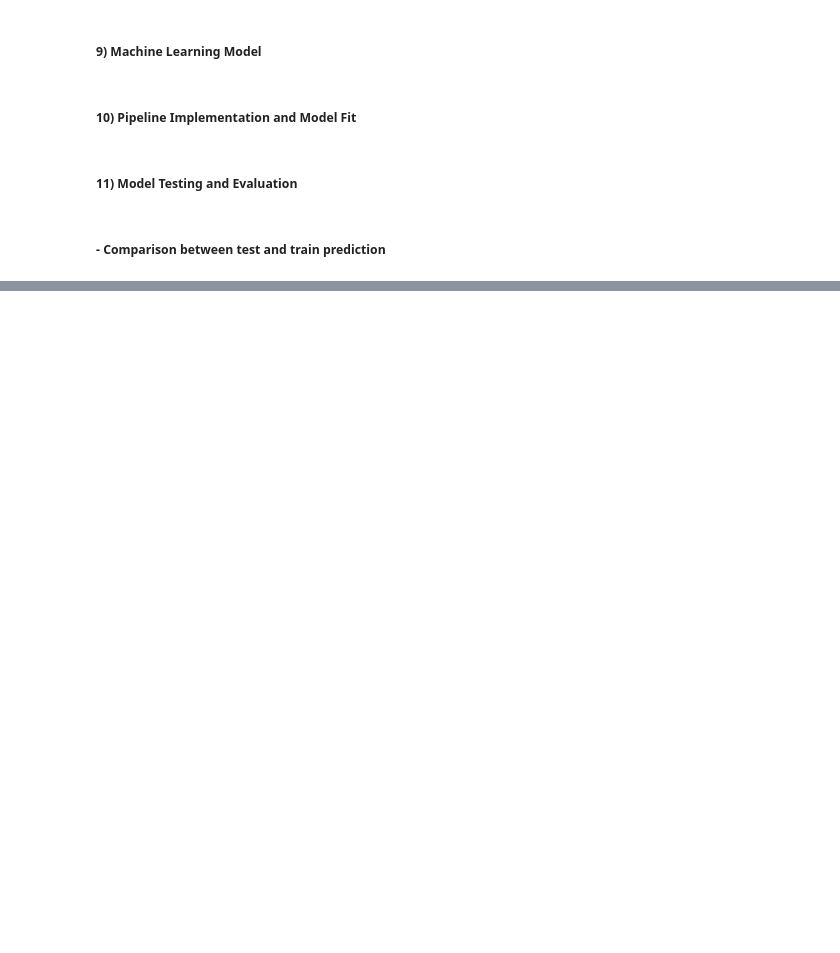
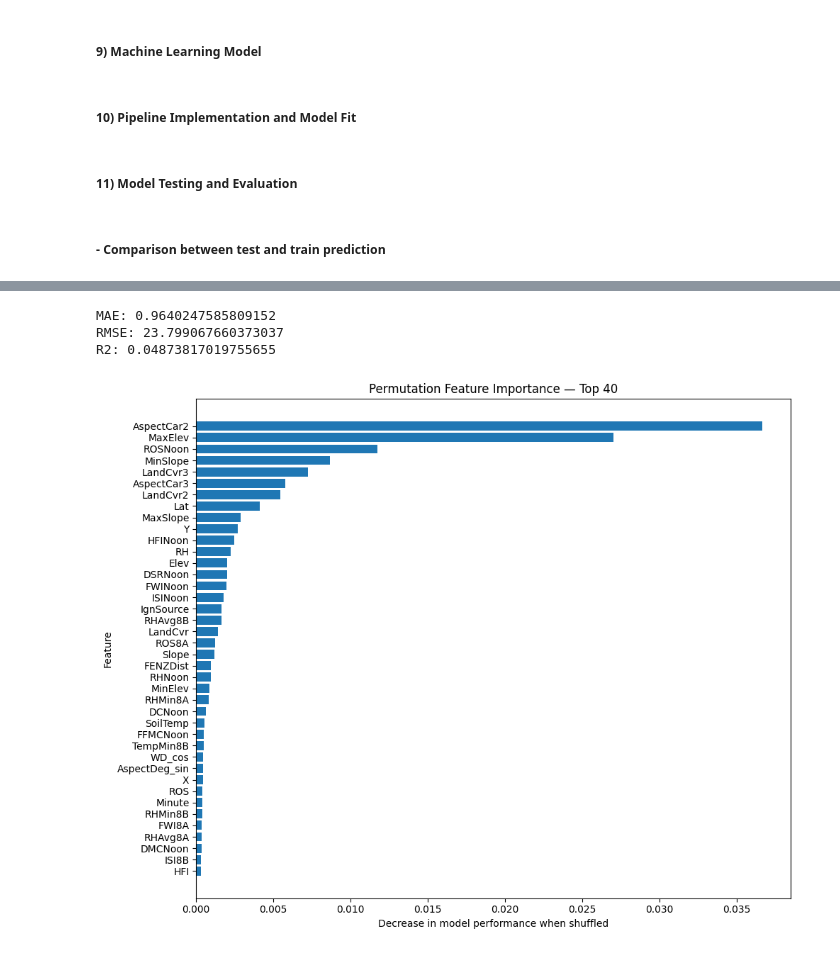
Before and after one commit to simran2104/wildfire-potential-prediction-at-ignition, a Jupyter notebook: wildfire-potential-prediction.ipynb, the cells around one changed output, grey strips where cells are left out. Saved outputs shown, nothing was run; the diff lists cells and outputs as text; code cells hidden in the pictures; blank space fills up the shorter version.

```diff
--- a/wildfire-potential-prediction.ipynb
+++ b/wildfire-potential-prediction.ipynb
@@ -1185,10 +691,0 @@ Highest values:
-# %%
-categorical_cols = [
-    "LandCvr", "FuelClass", "Landform",
-    "FENZDist", "FuelType", "ENSO"
-]
-
-for col in categorical_cols:
-    print(f"\n--- {col} ---")
-    print("Unique categories:", df[col].nunique())
-    print(df[col].value_counts(dropna=False).head(15))
@@ -1819,0 +1340,31 @@ print("Test R2:", r2_score(y_test, Y_pred))
+# %%
+
+# ==========================================
+# VALIDATION PERFORMANCE
+# ==========================================
+
+pred_log = feature_model.predict(X_val_fs)
+pred_area = np.maximum(0, np.expm1(pred_log))
+
+print("MAE:", mean_absolute_error(y_val_fs, pred_area))
+print("RMSE:", np.sqrt(mean_squared_error(y_val_fs, pred_area)))
+print("R2:", r2_score(y_val_fs, pred_area))
+# %% [output]
+MAE: 0.9640247585809152
+RMSE: 23.799067660373037
+R2: 0.04873817019755655
+# %%
+top_features = importance_df.head(40).sort_values("Importance")
+
+plt.figure(figsize=(10, 8))
+plt.barh(
+    top_features["Feature"],
+    top_features["Importance"]
+)
+plt.xlabel("Decrease in model performance when shuffled")
+plt.ylabel("Feature")
+plt.title("Permutation Feature Importance — Top 40")
+plt.tight_layout()
+plt.show()
+# %% [output]
+[figure, added]
```
Also changed, not shown: parts of 62 cells of this notebook.
